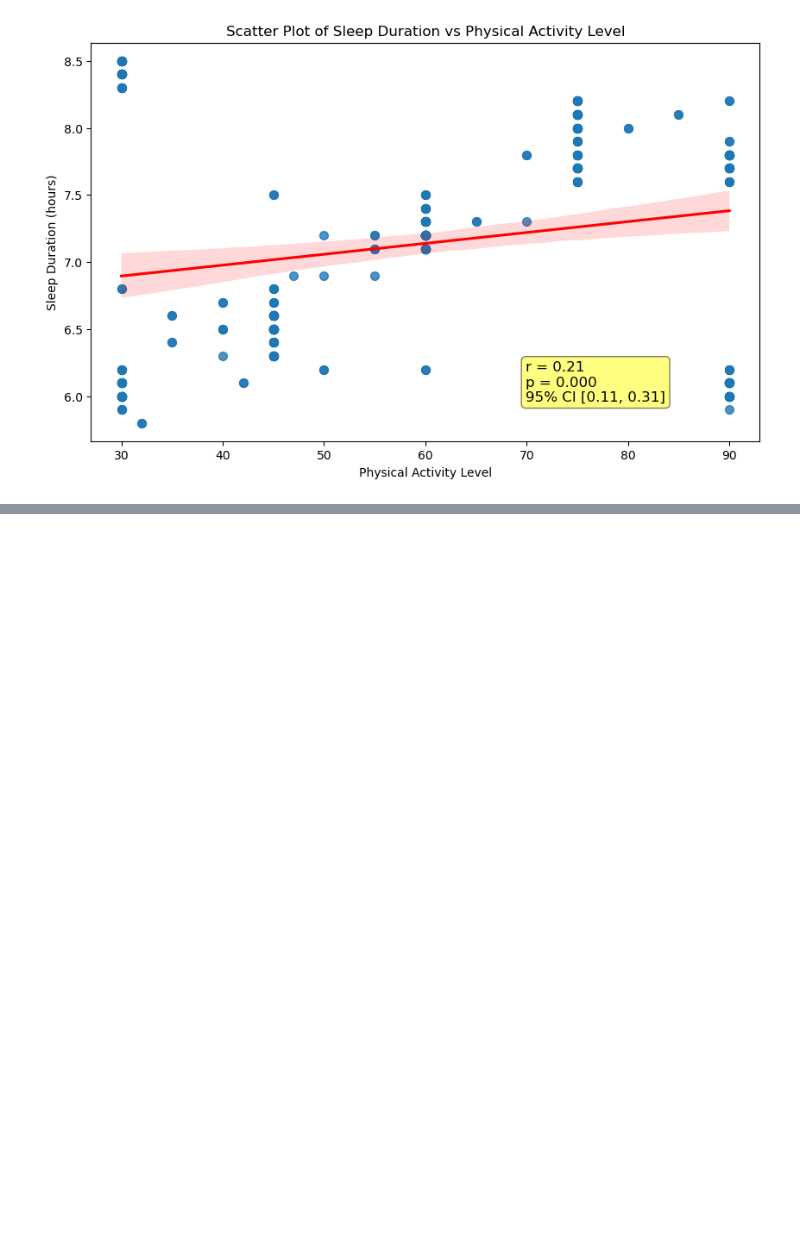
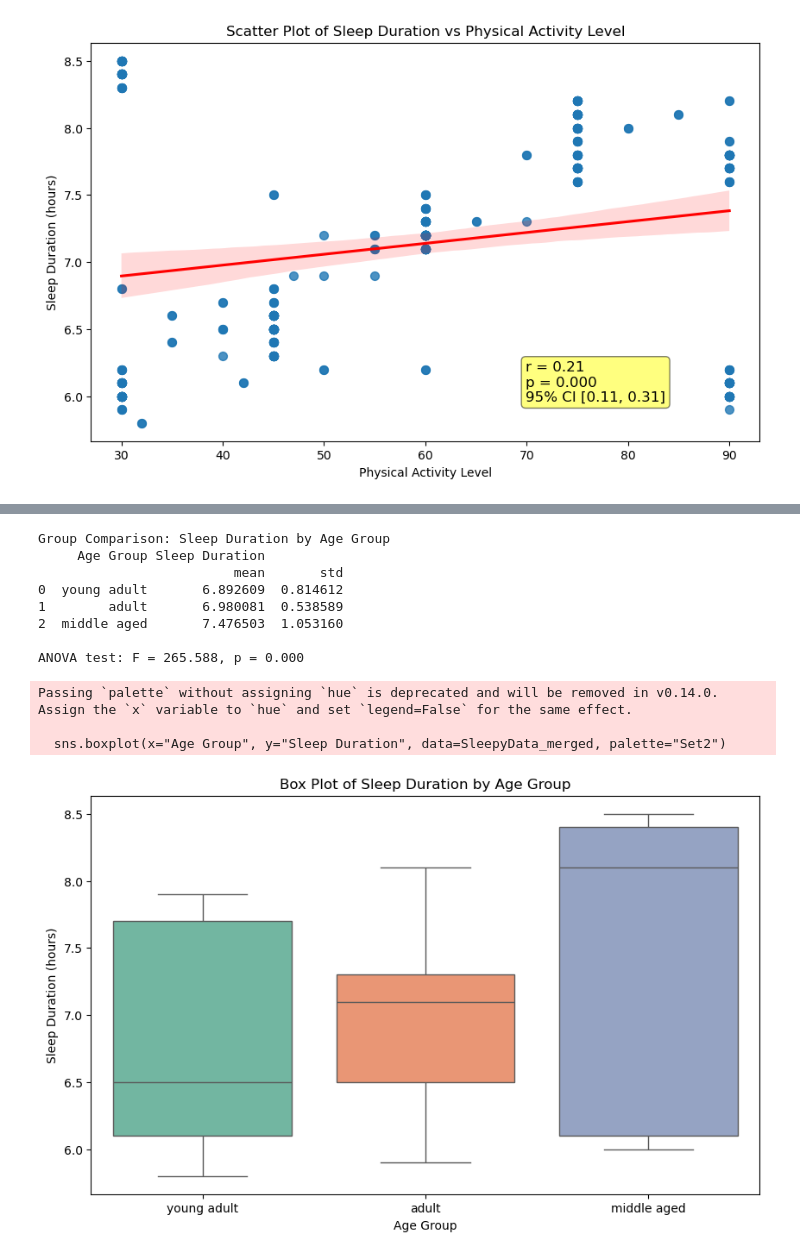
Before and after one commit to IT2053C-Gilany/final-project-Error1n, a Jupyter notebook: final-project.ipynb, the cells around one changed output, grey strips where cells are left out. Saved outputs shown, nothing was run; the diff lists cells and outputs as text; code cells hidden in the pictures; blank space fills up the shorter version.

```diff
--- a/final-project.ipynb
+++ b/final-project.ipynb
@@ -410,0 +418,40 @@ Pearson correlation coefficient: r = 0.212, p = 0.000
+# %%
+# Statistical Insight 2: Group compaison of raw age on sleep duration.
+
+agegroup_sleep_duration = SleepyData_merged.groupby("Age Group").agg({
+    "Sleep Duration": ("mean", "std")
+}).reset_index()
+# ANOVA test:
+young_sleep = SleepyData_merged[SleepyData_merged["Age Group"]
+                                == "young adult"]["Sleep Duration"]
+adult_sleep = SleepyData_merged[SleepyData_merged["Age Group"]
+                                == "adult"]["Sleep Duration"]
+middleaged_sleep = SleepyData_merged[SleepyData_merged["Age Group"]
+                                     == "middle aged"]["Sleep Duration"]
+f_stat, p_value = stats.f_oneway(young_sleep, adult_sleep, middleaged_sleep)
+# Printing ANOVA results
+print("\nGroup Comparison: Sleep Duration by Age Group")
+print(agegroup_sleep_duration)
+print(f"\nANOVA test: F = {f_stat:.3f}, p = {p_value:.3f}")
+
+# box plot of sleep duration by age group
+plt.figure(figsize=(10, 6))
+sns.boxplot(x="Age Group", y="Sleep Duration",
+            data=SleepyData_merged, palette="Set2")
+plt.title("Box Plot of Sleep Duration by Age Group")
+plt.xlabel("Age Group")
+plt.ylabel("Sleep Duration (hours)")
+plt.show()
+# %% [output]
+Group Comparison: Sleep Duration by Age Group
+     Age Group Sleep Duration
+                         mean       std
+0  young adult       6.892609  0.814612
+1        adult       6.980081  0.538589
+2  middle aged       7.476503  1.053160
+
+ANOVA test: F = 265.588, p = 0.000
+Passing `palette` without assigning `hue` is deprecated and will be removed in v0.14.0. Assign the `x` variable to `hue` and set `legend=False` for the same effect.
+
+  sns.boxplot(x="Age Group", y="Sleep Duration", data=SleepyData_merged, palette="Set2")
+[figure, added]
```
Also changed, not shown: parts of 7 cells of this notebook.
